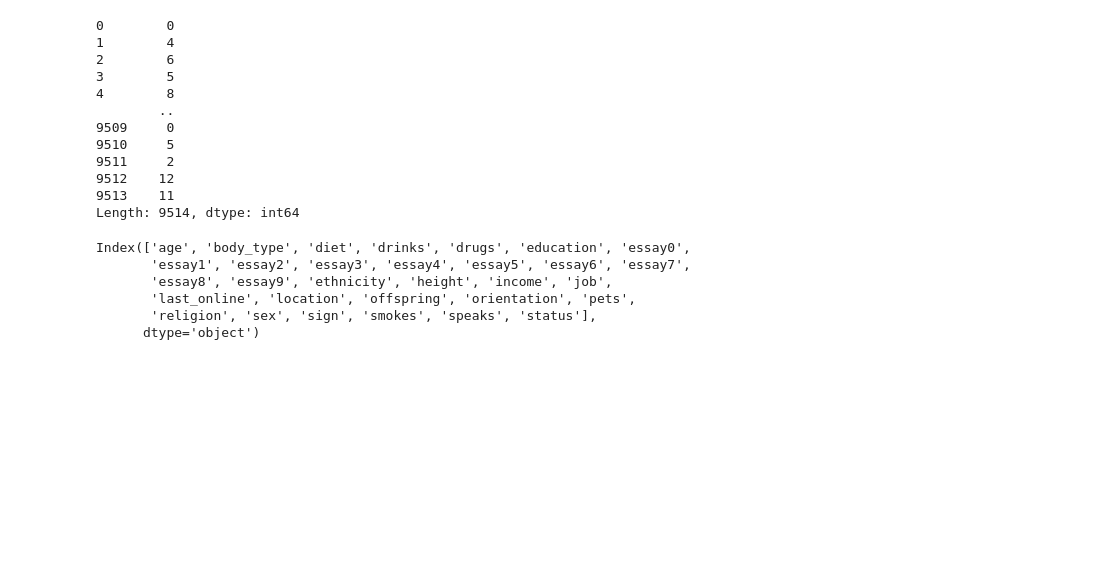
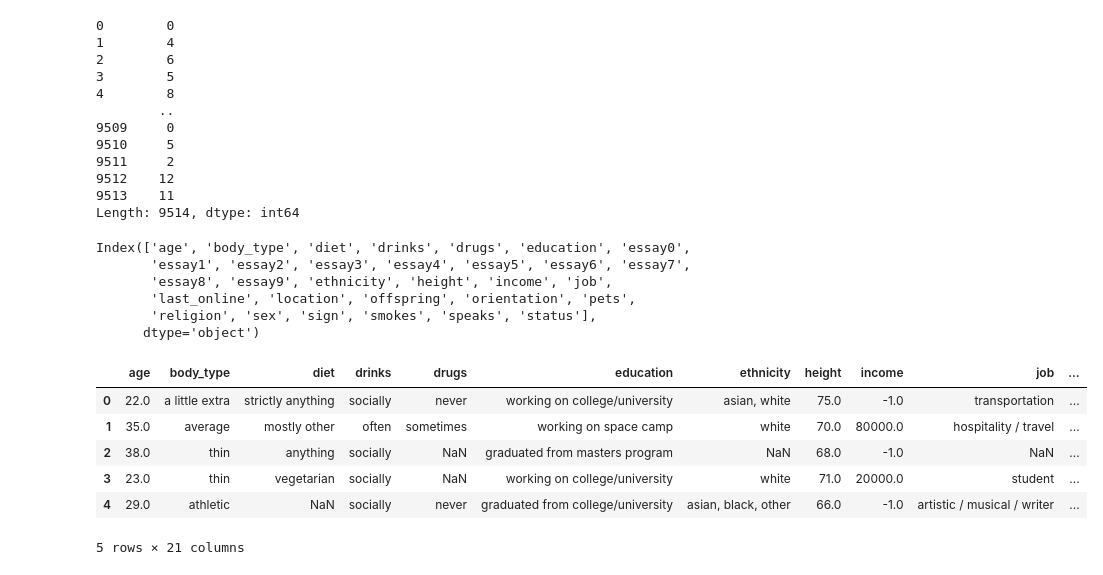
Before and after one commit to mmeliht/Artificial_Intelligence_Course, a Jupyter notebook: week5_homework/Three generations seeking romance - Regression & Classification.ipynb, the cells around one changed output. Saved outputs shown, nothing was run; the diff lists cells and outputs as text; code cells hidden in the pictures; blank space fills up the shorter version.

Commit message:
column drop

```diff
--- a/week5_homework/Three generations seeking romance - Regression & Classification.ipynb
+++ b/week5_homework/Three generations seeking romance - Regression & Classification.ipynb
@@ -141,4 +141,14 @@ Index(['age', 'body_type', 'diet', 'drinks', 'drugs', 'education', 'essay0',
        'religion', 'sex', 'sign', 'smokes', 'speaks', 'status'],
       dtype='object')
 # %%
-df.drop(columns=['essay0', 'essay1'])
+df = df.drop(columns=['essay0', 'essay1', 'essay2', 'essay3', 'essay4', 'essay5', 'essay6', 'essay7', 'essay8', 'essay9'])
+# %%
+df.head()
+# %% [output]
+|  | age | body_type | diet | drinks | drugs | education | ethnicity | height | income | job | ... |
+| 0 | 22.0 | a little extra | strictly anything | socially | never | working on college/university | asian, white | 75.0 | -1.0 | transportation | ... |
+| 1 | 35.0 | average | mostly other | often | sometimes | working on space camp | white | 70.0 | 80000.0 | hospitality / travel | ... |
+| 2 | 38.0 | thin | anything | socially | NaN | graduated from masters program | NaN | 68.0 | -1.0 | NaN | ... |
+| 3 | 23.0 | thin | vegetarian | socially | NaN | working on college/university | white | 71.0 | 20000.0 | student | ... |
+| 4 | 29.0 | athletic | NaN | socially | never | graduated from college/university | asian, black, other | 66.0 | -1.0 | artistic / musical / writer | ... |
+5 rows × 21 columns
```
